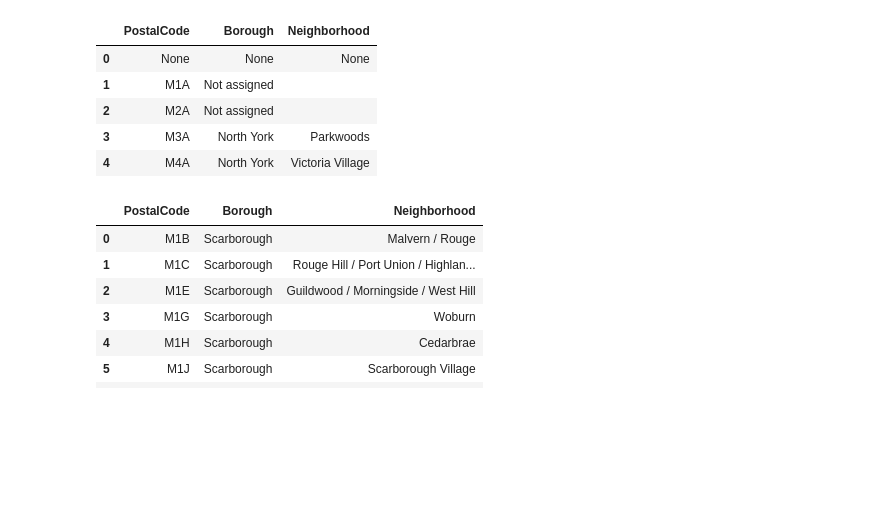
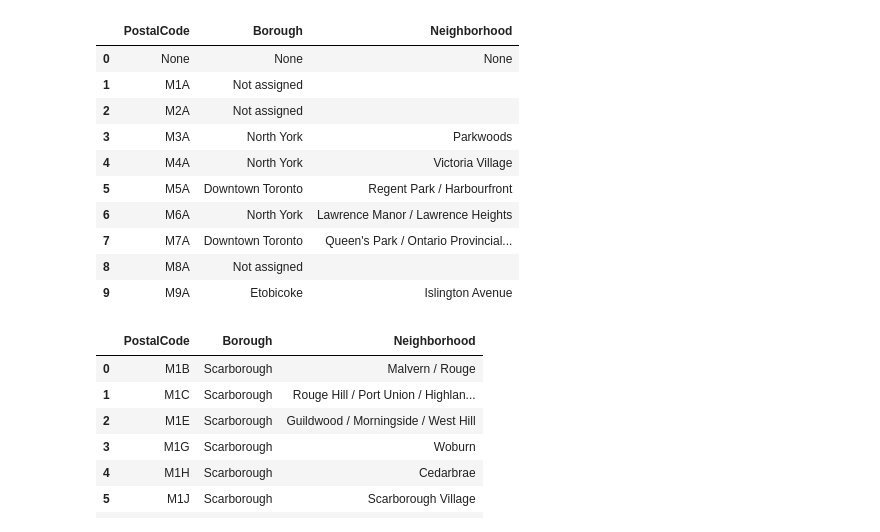
Before and after one commit to bacon369/Coursera_Capstone2, a Jupyter notebook: Data Science Capstone-Segmenting&Clustering.ipynb, the cells around one changed output. Cells and saved outputs as stored; diff of their text form; code cells hidden in the pictures; blank space fills up the shorter version.

```diff
--- a/Data Science Capstone-Segmenting&Clustering.ipynb
+++ b/Data Science Capstone-Segmenting&Clustering.ipynb
@@ -12,14 +12,19 @@ for tr in soup.tbody.find_all('tr'):
 # %%
 df = pd.DataFrame(data, columns=['PostalCode','Borough','Neighborhood'])
 # %%
-df.head()
+df.head(10)
 # %% [output]
 |  | PostalCode | Borough | Neighborhood |
 | 0 | None | None | None |
 | 1 | M1A | Not assigned |  |
 | 2 | M2A | Not assigned |  |
 | 3 | M3A | North York | Parkwoods |
 | 4 | M4A | North York | Victoria Village |
+| 5 | M5A | Downtown Toronto | Regent Park / Harbourfront |
+| 6 | M6A | North York | Lawrence Manor / Lawrence Heights |
+| 7 | M7A | Downtown Toronto | Queen's Park / Ontario Provincial... |
+| 8 | M8A | Not assigned |  |
+| 9 | M9A | Etobicoke | Islington Avenue |
 # %%
 indexNames = df[(df['Borough'] == "Not assigned")].index
 df.drop(indexNames,inplace=True) #drop boroughs with value Not assigned
```
Also changed, not shown: parts of 8 cells of this notebook.
